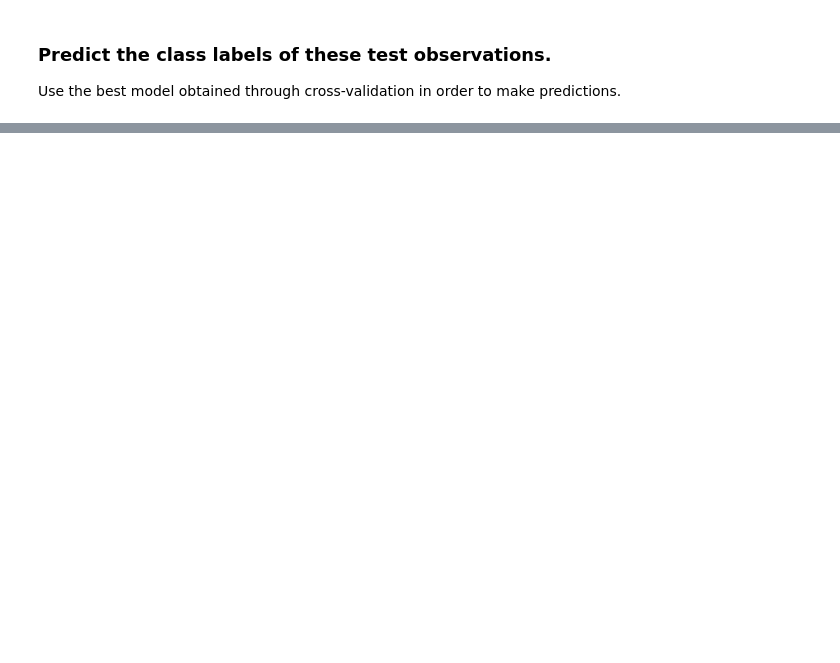
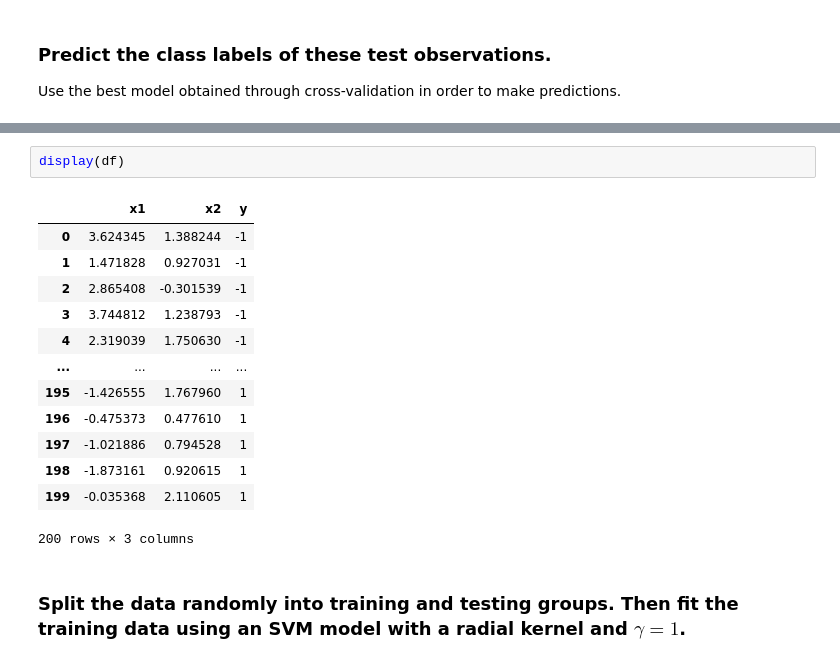
Before and after one commit to shevchenkobn/ml-practice, a Jupyter notebook: a7/a7.ipynb, the cells around one changed output, grey strips where cells are left out. Drawn from its saved outputs; the diff is of its cells as text; blank space fills up the shorter version.

```diff
--- a/a7/a7.ipynb
+++ b/a7/a7.ipynb
@@ -369,0 +360,18 @@ I believe that additional experiments with `SVC` input parameters might improve
+# %%
+display(df)
+# %% [output]
+|  | x1 | x2 | y |
+| 0 | 3.624345 | 1.388244 | -1 |
+| 1 | 1.471828 | 0.927031 | -1 |
+| 2 | 2.865408 | -0.301539 | -1 |
+| 3 | 3.744812 | 1.238793 | -1 |
+| 4 | 2.319039 | 1.750630 | -1 |
+| ... | ... | ... | ... |
+| 195 | -1.426555 | 1.767960 | 1 |
+| 196 | -0.475373 | 0.477610 | 1 |
+| 197 | -1.021886 | 0.794528 | 1 |
+| 198 | -1.873161 | 0.920615 | 1 |
+| 199 | -0.035368 | 2.110605 | 1 |
+200 rows × 3 columns
+# %% [markdown]
+### Split the data randomly into training and testing groups. Then fit the training data using an SVM model with a radial kernel and $γ = 1$.
```
Also changed, not shown: parts of 34 cells of this notebook.
